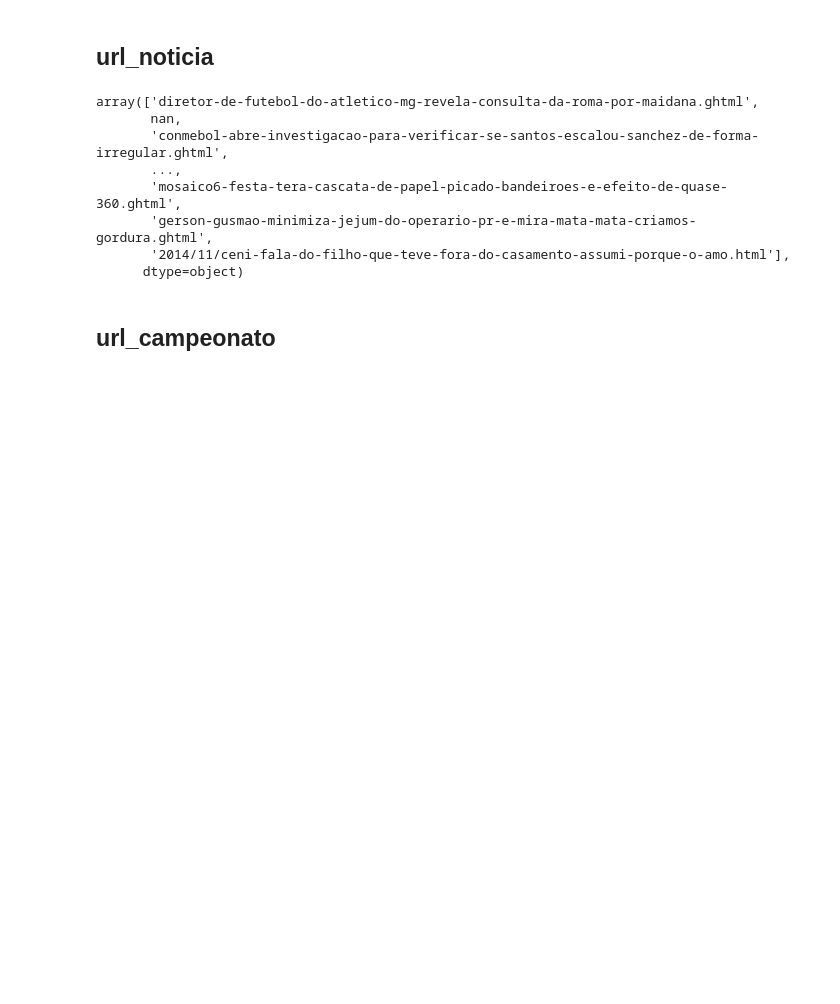
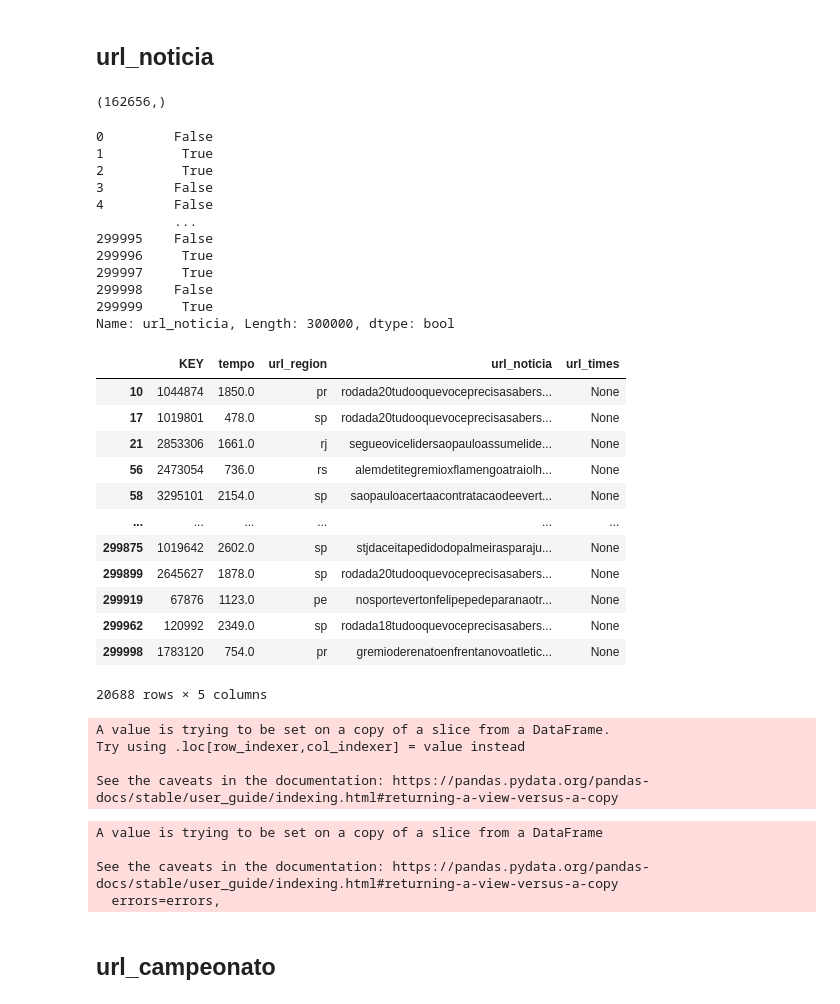
Before and after one commit to Eduardo1000/globo_case, a Jupyter notebook: AED.ipynb, the cells around one changed output. Saved outputs shown, nothing was run; the diff lists cells and outputs as text; code cells hidden in the pictures; blank space fills up the shorter version.

```diff
--- a/AED.ipynb
+++ b/AED.ipynb
@@ -350,14 +358,39 @@ ro         1
 Name: url_region, dtype: int64
 # %% [markdown]
 ## url_noticia
+# %%
+am['url_noticia'].dropna().shape
+# %% [output]
+(162656,)
 # %%
-am['url_noticia'].unique()
+am['url_noticia'].isna()
 # %% [output]
-array(['diretor-de-futebol-do-atletico-mg-revela-consulta-da-roma-por-maidana.ghtml',
-       nan,
-       'conmebol-abre-investigacao-para-verificar-se-santos-escalou-sanchez-de-forma-irregular.ghtml',
-       ...,
-       'mosaico6-festa-tera-cascata-de-papel-picado-bandeiroes-e-efeito-de-quase-360.ghtml',
-       'gerson-gusmao-minimiza-jejum-do-operario-pr-e-mira-mata-mata-criamos-gordura.ghtml',
-       '2014/11/ceni-fala-do-filho-que-teve-fora-do-casamento-assumi-porque-o-amo.html'],
-      dtype=object)
+0         False
+1          True
+2          True
+3         False
+4         False
+          ...
+299995    False
+299996     True
+299997     True
+299998    False
+299999     True
+Name: url_noticia, Length: 300000, dtype: bool
+# %%
+mask = (am['url_noticia'].str.contains('|'.join(nome_times))) & (am['url_times'].isna())
+am[mask]
+# %% [output]
+|  | KEY | tempo | url_region | url_noticia | url_times |
+| 10 | 1044874 | 1850.0 | pr | rodada20tudooquevoceprecisasabers... | None |
+| 17 | 1019801 | 478.0 | sp | rodada20tudooquevoceprecisasabers... | None |
+| 21 | 2853306 | 1661.0 | rj | segueovicelidersaopauloassumelide... | None |
+| 56 | 2473054 | 736.0 | rs | alemdetitegremioxflamengoatraiolh... | None |
+| 58 | 3295101 | 2154.0 | sp | saopauloacertaacontratacaodeevert... | None |
+| ... | ... | ... | ... | ... | ... |
+| 299875 | 1019642 | 2602.0 | sp | stjdaceitapedidodopalmeirasparaju... | None |
+| 299899 | 2645627 | 1878.0 | sp | rodada20tudooquevoceprecisasabers... | None |
+| 299919 | 67876 | 1123.0 | pe | nosportevertonfelipepedeparanaotr... | None |
+| 299962 | 120992 | 2349.0 | sp | rodada18tudooquevoceprecisasabers... | None |
+| 299998 | 1783120 | 754.0 | pr | gremioderenatoenfrentanovoatletic... | None |
+20688 rows × 5 columns
@@ -363,0 +403,15 @@ array(['diretor-de-futebol-do-atletico-mg-revela-consulta-da-roma-por-maidana.gh
+# %%
+for time in nome_times:
+    df_not[time] = df_not['url_noticia'].str.find(time)+1
+# %% [output]
+A value is trying to be set on a copy of a slice from a DataFrame.
+Try using .loc[row_indexer,col_indexer] = value instead
+
+See the caveats in the documentation: https://pandas.pydata.org/pandas-docs/stable/user_guide/indexing.html#returning-a-view-versus-a-copy
+# %%
+df_not.drop(columns=['url_noticia'], inplace=True)
+# %% [output]
+A value is trying to be set on a copy of a slice from a DataFrame
+
+See the caveats in the documentation: https://pandas.pydata.org/pandas-docs/stable/user_guide/indexing.html#returning-a-view-versus-a-copy
+  errors=errors,
```
Also changed, not shown: parts of 22 cells of this notebook, 2 other files.
